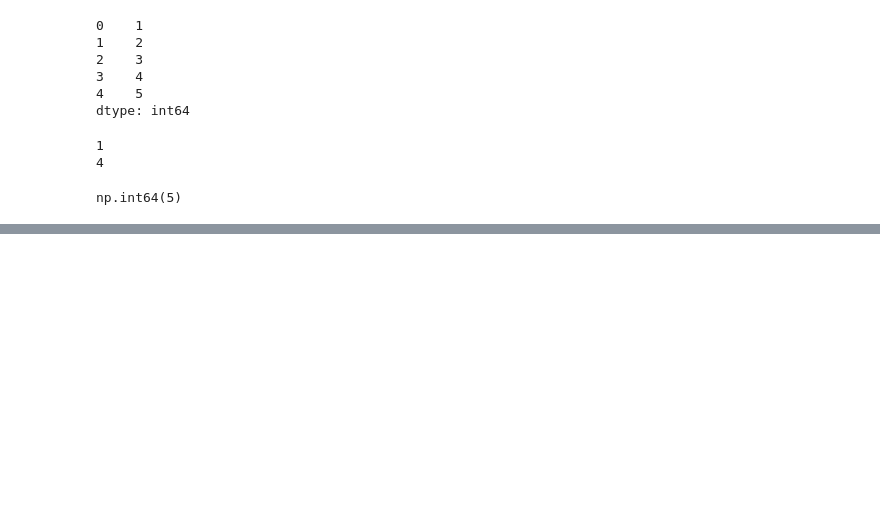
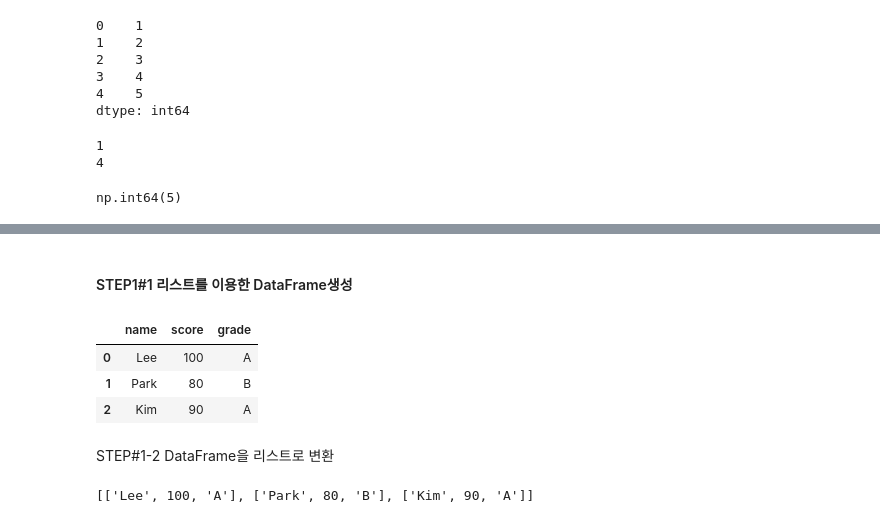
Before and after one commit to piyonoky-maker/python, a Jupyter notebook: 15판다스/Pandas_01.ipynb, the cells around one changed output, grey strips where cells are left out. Drawn from its saved outputs; the diff is of its cells as text; code cells hidden in the pictures; blank space fills up the shorter version.

```diff
--- a/15판다스/Pandas_01.ipynb
+++ b/15판다스/Pandas_01.ipynb
@@ -69,0 +228,19 @@ np.int64(5)
+# %% [markdown]
+#### STEP1#1 리스트를 이용한 DataFrame생성
+# %%
+data = [['Lee', 100, 'A'],
+      ['Park', 80, 'B'],
+      ['Kim', 90, 'A']]
+df = pd.DataFrame(data, columns=['name', 'score', 'grade'])
+df
+# %% [output]
+|  | name | score | grade |
+| 0 | Lee | 100 | A |
+| 1 | Park | 80 | B |
+| 2 | Kim | 90 | A |
+# %% [markdown]
+STEP#1-2 DataFrame을 리스트로 변환
+# %%
+df.values.tolist()
+# %% [output]
+[['Lee', 100, 'A'], ['Park', 80, 'B'], ['Kim', 90, 'A']]
```
Also changed, not shown: parts of 53 cells of this notebook, 12 other files.
